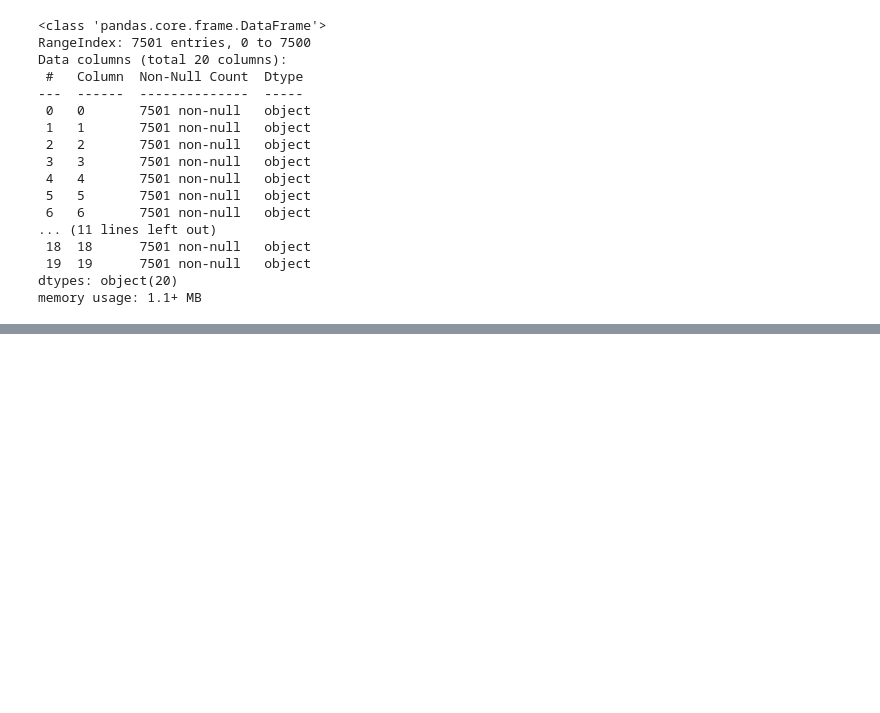
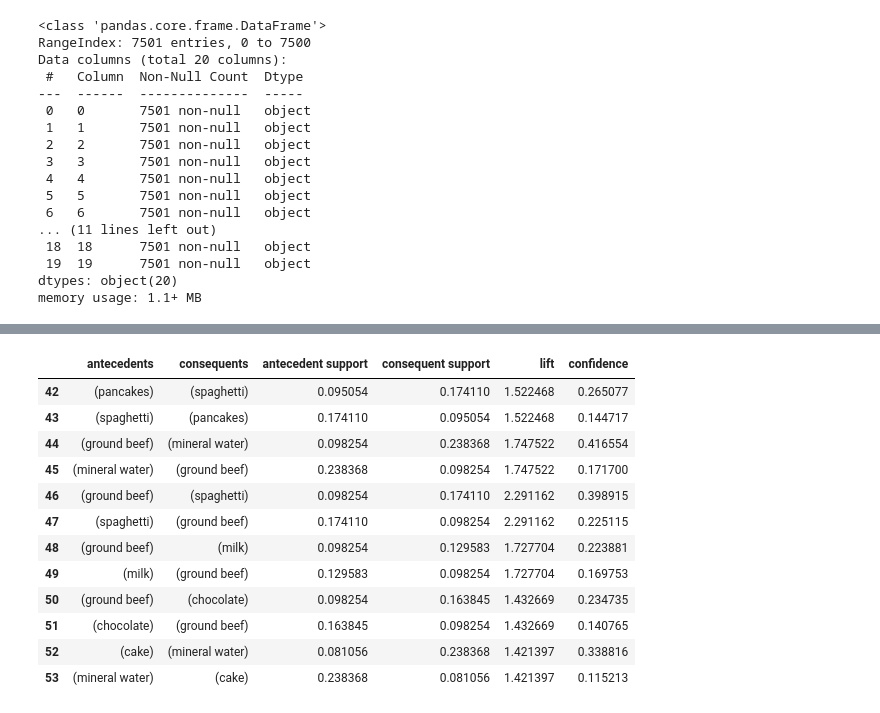
Before and after one commit to KrishnaChaitanya1/Machine-Learning-and-Data-Science-Projects, a Jupyter notebook: Notebooks/Association Analysis - MBA.ipynb, the cells around one changed output, grey strips where cells are left out. Drawn from its saved outputs; the diff is of its cells as text; code cells hidden in the pictures; blank space fills up the shorter version.

```diff
--- a/Notebooks/Association Analysis - MBA.ipynb
+++ b/Notebooks/Association Analysis - MBA.ipynb
@@ -147,0 +180,16 @@ print(assoc_rules)
+# %%
+assoc_rules_processed.tail(12)
+# %% [output]
+|  | antecedents | consequents | antecedent support | consequent support | lift | confidence |
+| 42 | (pancakes) | (spaghetti) | 0.095054 | 0.174110 | 1.522468 | 0.265077 |
+| 43 | (spaghetti) | (pancakes) | 0.174110 | 0.095054 | 1.522468 | 0.144717 |
+| 44 | (ground beef) | (mineral water) | 0.098254 | 0.238368 | 1.747522 | 0.416554 |
+| 45 | (mineral water) | (ground beef) | 0.238368 | 0.098254 | 1.747522 | 0.171700 |
+| 46 | (ground beef) | (spaghetti) | 0.098254 | 0.174110 | 2.291162 | 0.398915 |
+| 47 | (spaghetti) | (ground beef) | 0.174110 | 0.098254 | 2.291162 | 0.225115 |
+| 48 | (ground beef) | (milk) | 0.098254 | 0.129583 | 1.727704 | 0.223881 |
+| 49 | (milk) | (ground beef) | 0.129583 | 0.098254 | 1.727704 | 0.169753 |
+| 50 | (ground beef) | (chocolate) | 0.098254 | 0.163845 | 1.432669 | 0.234735 |
+| 51 | (chocolate) | (ground beef) | 0.163845 | 0.098254 | 1.432669 | 0.140765 |
+| 52 | (cake) | (mineral water) | 0.081056 | 0.238368 | 1.421397 | 0.338816 |
+| 53 | (mineral water) | (cake) | 0.238368 | 0.081056 | 1.421397 | 0.115213 |
```
Also changed, not shown: parts of 21 cells of this notebook.
